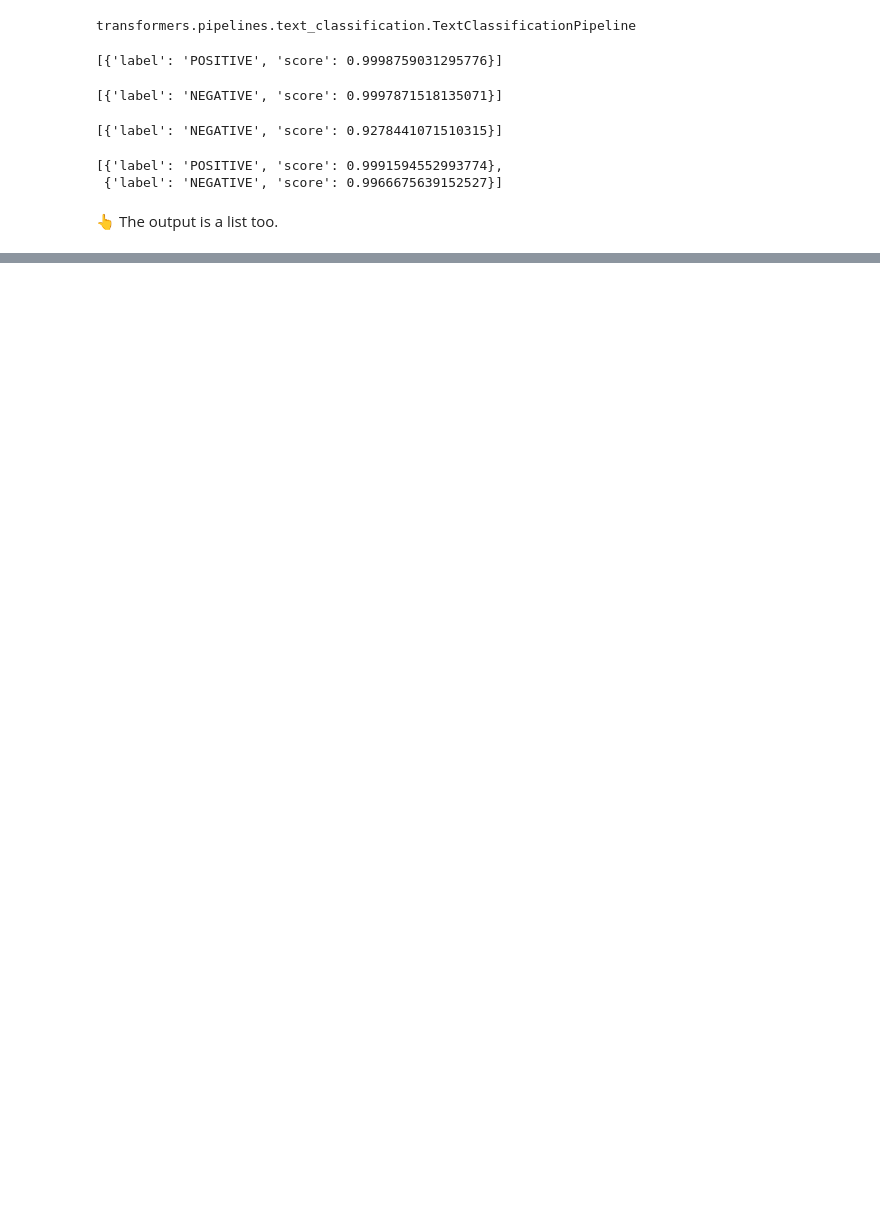
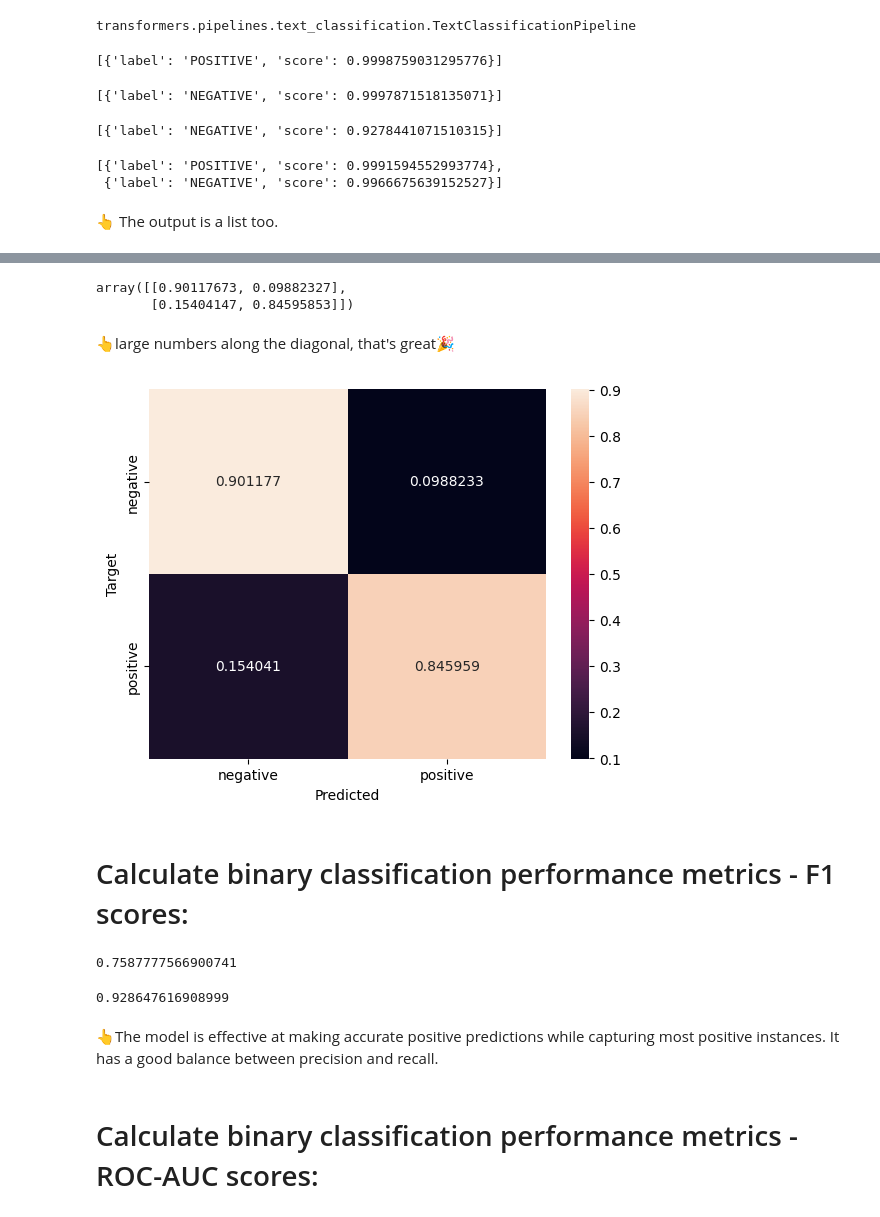
Before and after one commit to qmeng222/transformers-for-NLP, a Jupyter notebook: Pipeline_Sentiment_Analysis.ipynb, the cells around one changed output, grey strips where cells are left out. Saved outputs shown, nothing was run; the diff lists cells and outputs as text; code cells hidden in the pictures; blank space fills up the shorter version.

```diff
--- a/Pipeline_Sentiment_Analysis.ipynb
+++ b/Pipeline_Sentiment_Analysis.ipynb
@@ -83,0 +179,2 @@ import torch # import the PyTorch library for tensor computations
+# %%
+predictions = classifier(texts)
@@ -83,0 +200,4 @@ import torch # import the PyTorch library for tensor computations
+# %%
+# another for loop:
+preds = [1 if d['label'].startswith('P') else 0 for d in predictions]
+preds[:5]
@@ -83,0 +206,4 @@ import torch # import the PyTorch library for tensor computations
+# %%
+print(type(preds))
+preds = np.array(preds) # list -> np array
+print(type(preds))
@@ -83,0 +247,36 @@ import torch # import the PyTorch library for tensor computations
+# %%
+# calculate confusion matrix with normalized values:
+cm = confusion_matrix(df['target'], preds, normalize='true')
+cm
+# %% [output]
+array([[0.90117673, 0.09882327],
+       [0.15404147, 0.84595853]])
+# %% [markdown]
+👆large numbers along the diagonal, that's great🎉
+# %%
+# plot the confusion matrix:
+
+def plot_cm(cm):
+  classes = ['negative', 'positive']
+  df_cm = pd.DataFrame(cm, index=classes, columns=classes)
+  ax = sn.heatmap(df_cm, annot=True, fmt='g')
+  ax.set_xlabel("Predicted")
+  ax.set_ylabel("Target")
+
+plot_cm(cm) # call the func
+# %% [output]
+[figure, added]
+# %% [markdown]
+# Calculate binary classification performance metrics - F1 scores:
+# %%
+f1_score(df['target'], preds)
+# %% [output]
+0.7587777566900741
+# %%
+f1_score(1 - df['target'], 1 - preds) # compute f1 for reversed labels (converting 0 to 1 and 1 to 0)
+# %% [output]
+0.928647616908999
+# %% [markdown]
+👆The model is effective at making accurate positive predictions while capturing most positive instances. It has a good balance between precision and recall.
+# %% [markdown]
+# Calculate binary classification performance metrics - ROC-AUC scores:
```
Also changed, not shown: parts of 31 cells of this notebook.
